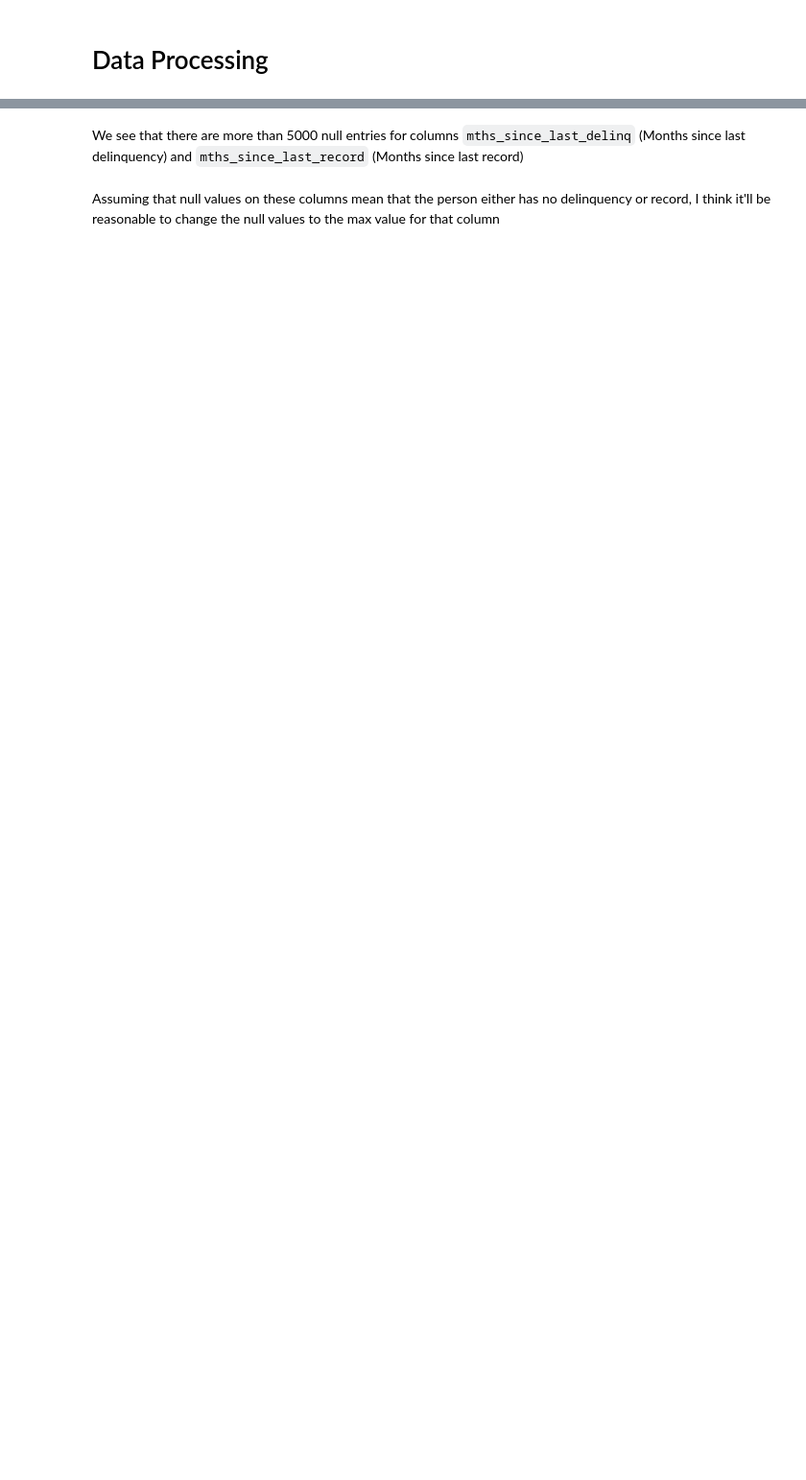
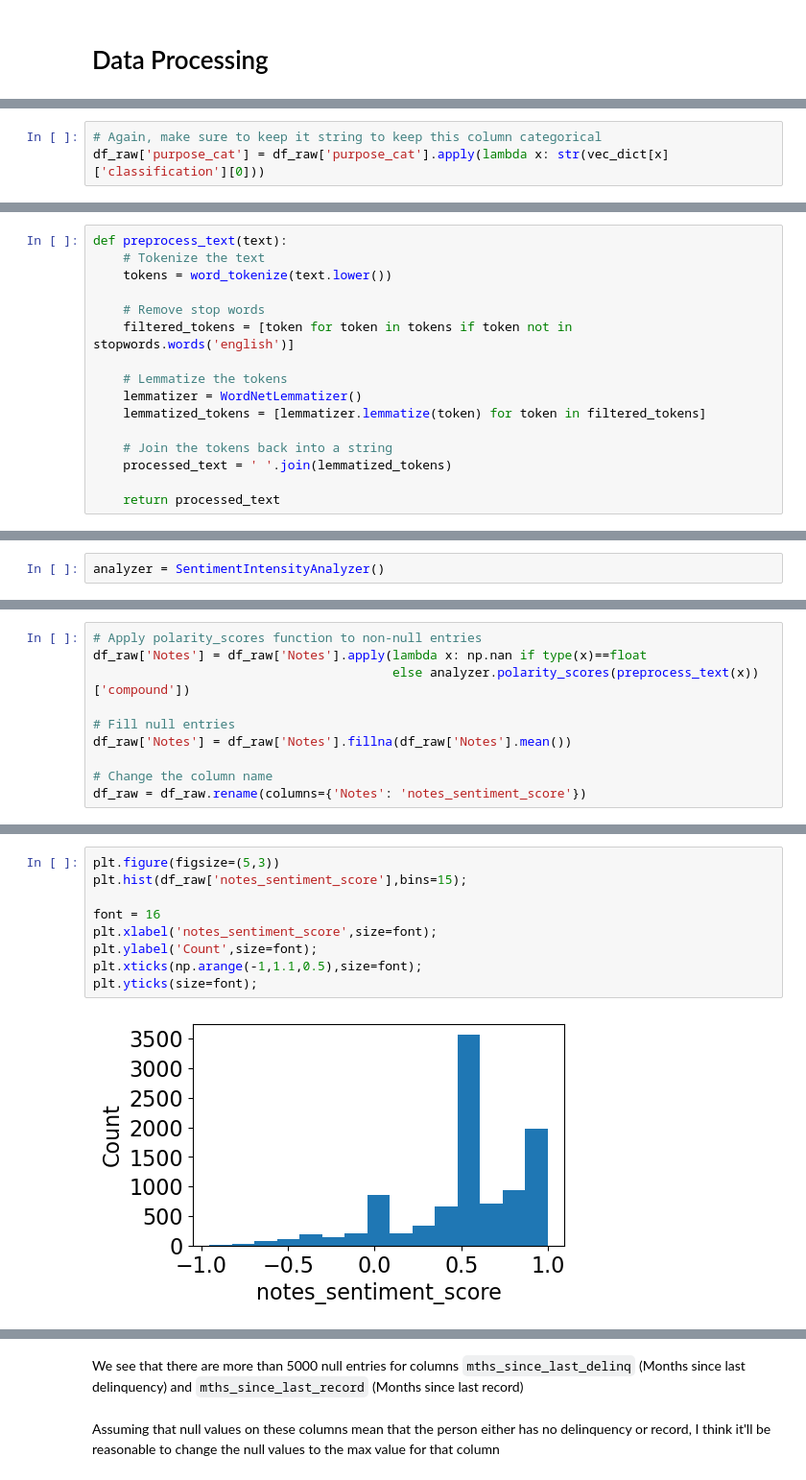
Before and after one commit to wryu94/loan_default_classification, a Jupyter notebook: loan_default_classification.ipynb, the cells around one changed output, grey strips where cells are left out. Shown at 96% size. Drawn from its saved outputs; the diff is of its cells as text; blank space fills up the shorter version.

```diff
--- a/loan_default_classification.ipynb
+++ b/loan_default_classification.ipynb
@@ -159,0 +267,3 @@ dtype: int64
+# %%
+# Again, make sure to keep it string to keep this column categorical
+df_raw['purpose_cat'] = df_raw['purpose_cat'].apply(lambda x: str(vec_dict[x]['classification'][0]))
@@ -159,0 +291,16 @@ dtype: int64
+# %%
+def preprocess_text(text):
+    # Tokenize the text
+    tokens = word_tokenize(text.lower())
+
+    # Remove stop words
+    filtered_tokens = [token for token in tokens if token not in stopwords.words('english')]
+
+    # Lemmatize the tokens
+    lemmatizer = WordNetLemmatizer()
+    lemmatized_tokens = [lemmatizer.lemmatize(token) for token in filtered_tokens]
+
+    # Join the tokens back into a string
+    processed_text = ' '.join(lemmatized_tokens)
+
+    return processed_text
@@ -159,0 +309,2 @@ dtype: int64
+# %%
+analyzer = SentimentIntensityAnalyzer()
@@ -159,0 +326,10 @@ dtype: int64
+# %%
+# Apply polarity_scores function to non-null entries
+df_raw['Notes'] = df_raw['Notes'].apply(lambda x: np.nan if type(x)==float
+                                        else analyzer.polarity_scores(preprocess_text(x))['compound'])
+
+# Fill null entries
+df_raw['Notes'] = df_raw['Notes'].fillna(df_raw['Notes'].mean())
+
+# Change the column name
+df_raw = df_raw.rename(columns={'Notes': 'notes_sentiment_score'})
@@ -159,0 +342,11 @@ dtype: int64
+# %%
+plt.figure(figsize=(5,3))
+plt.hist(df_raw['notes_sentiment_score'],bins=15);
+
+font = 16
+plt.xlabel('notes_sentiment_score',size=font);
+plt.ylabel('Count',size=font);
+plt.xticks(np.arange(-1,1.1,0.5),size=font);
+plt.yticks(size=font);
+# %% [output]
+[figure, added]
```
Also changed, not shown: parts of 135 cells of this notebook.
